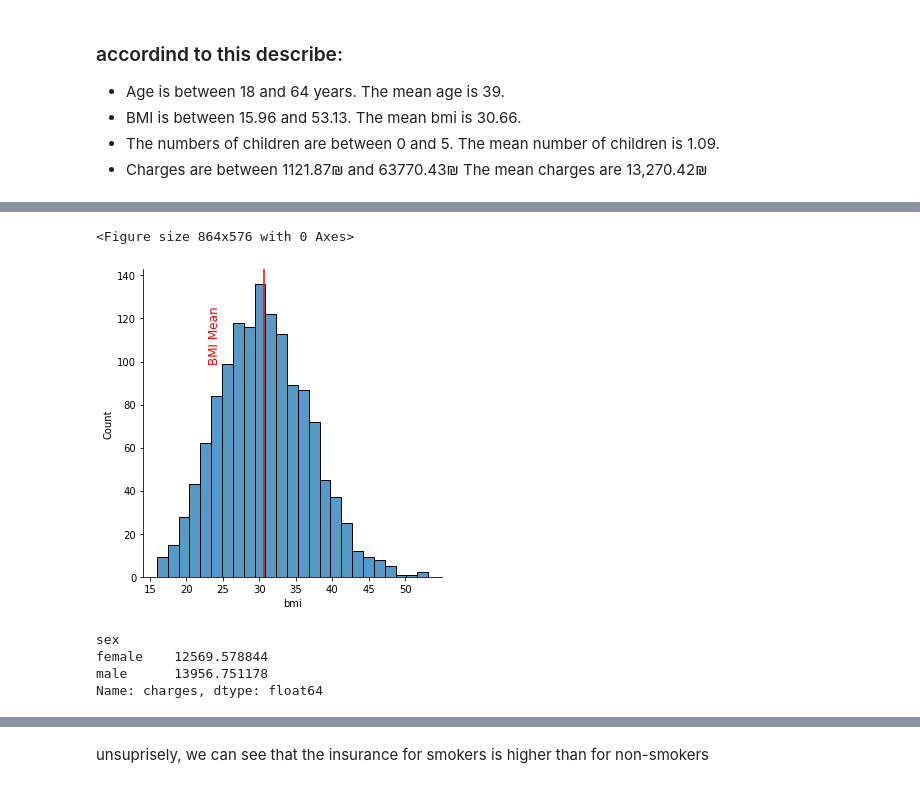
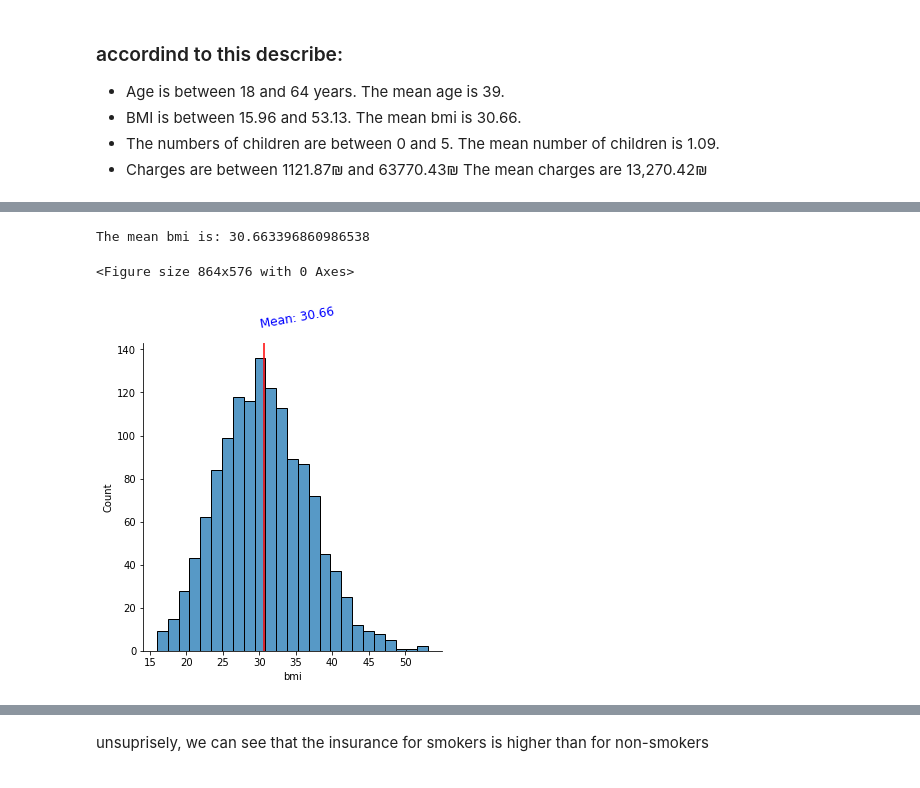
Before and after one commit to ortalcheriker/final-project-ai, a Jupyter notebook: Medical Cost Personal -regression.ipynb, the cells around one changed output, grey strips where cells are left out. Saved outputs shown, nothing was run; the diff lists cells and outputs as text; code cells hidden in the pictures.

```diff
--- a/Medical Cost Personal -regression.ipynb
+++ b/Medical Cost Personal -regression.ipynb
@@ -99,17 +90,11 @@ lets see an histogram of bmi per gender:
 # %%
-#sns.displot(data=insurance, x="bmi", col="sex",kde=True )
-#distribution of BMI - body mass index. Red line is mean
 plt.figure(figsize=(12,8));
 sns.displot(insurance['bmi'])
 plt.axvline(insurance["bmi"].mean(), c="r")
-plt.text(23,100,'BMI Mean',rotation=90, size ="large", c="r");
+plt.text(30,150,'Mean: 30.66',rotation=10, size ="large", c="b");
+bmi_mean=insurance["bmi"].mean()
+print(f"The mean bmi is: {bmi_mean}")
 # %% [output]
-<Figure size 864x576 with 0 Axes>
+The mean bmi is: 30.663396860986538
+<Figure size 864x576 with 0 Axes>
-[figure, old version]
+[figure, new version]
-# %%
-insurance.groupby('sex').charges.mean()
-# %% [output]
-sex
-female    12569.578844
-male      13956.751178
-Name: charges, dtype: float64
```
Also changed, not shown: parts of 63 cells of this notebook, 1 other file.
